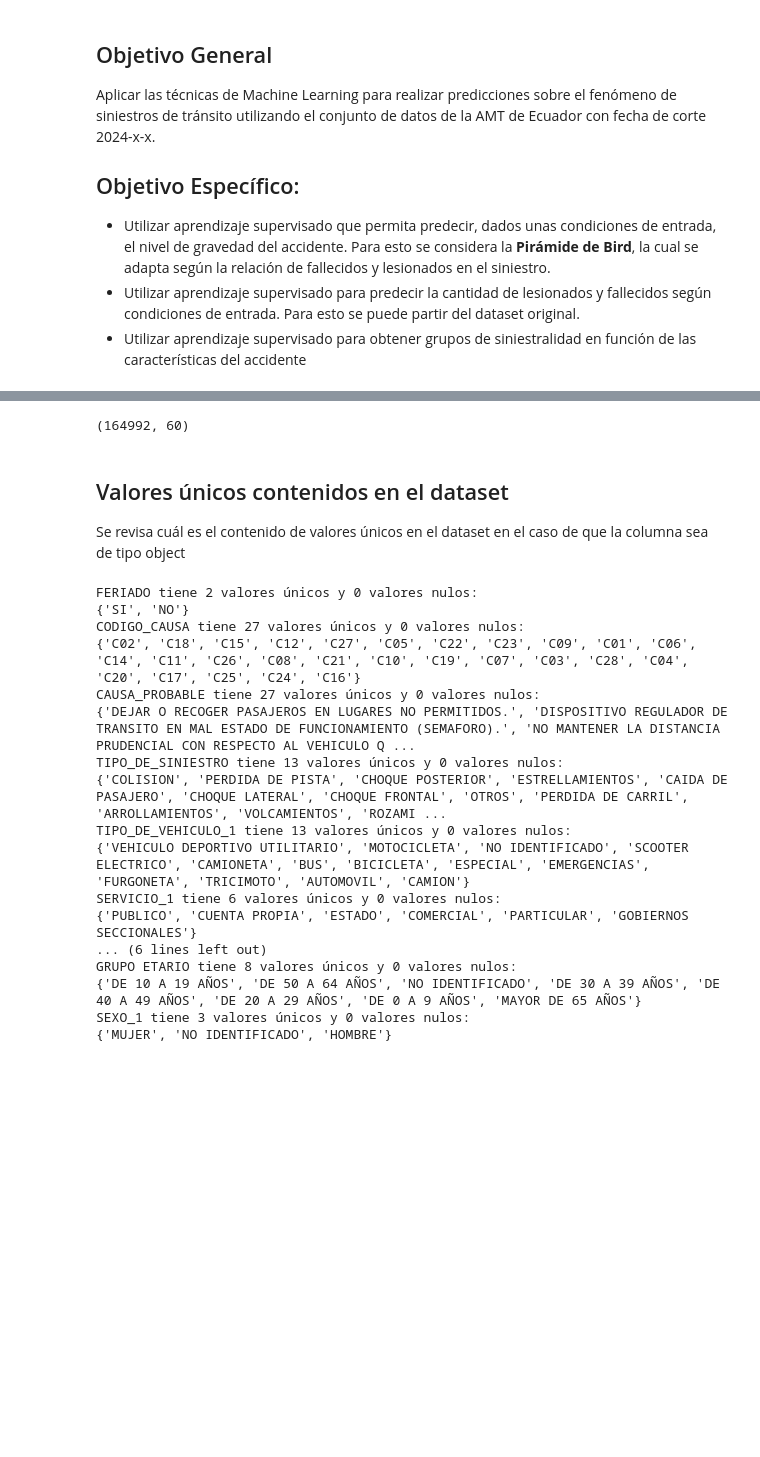
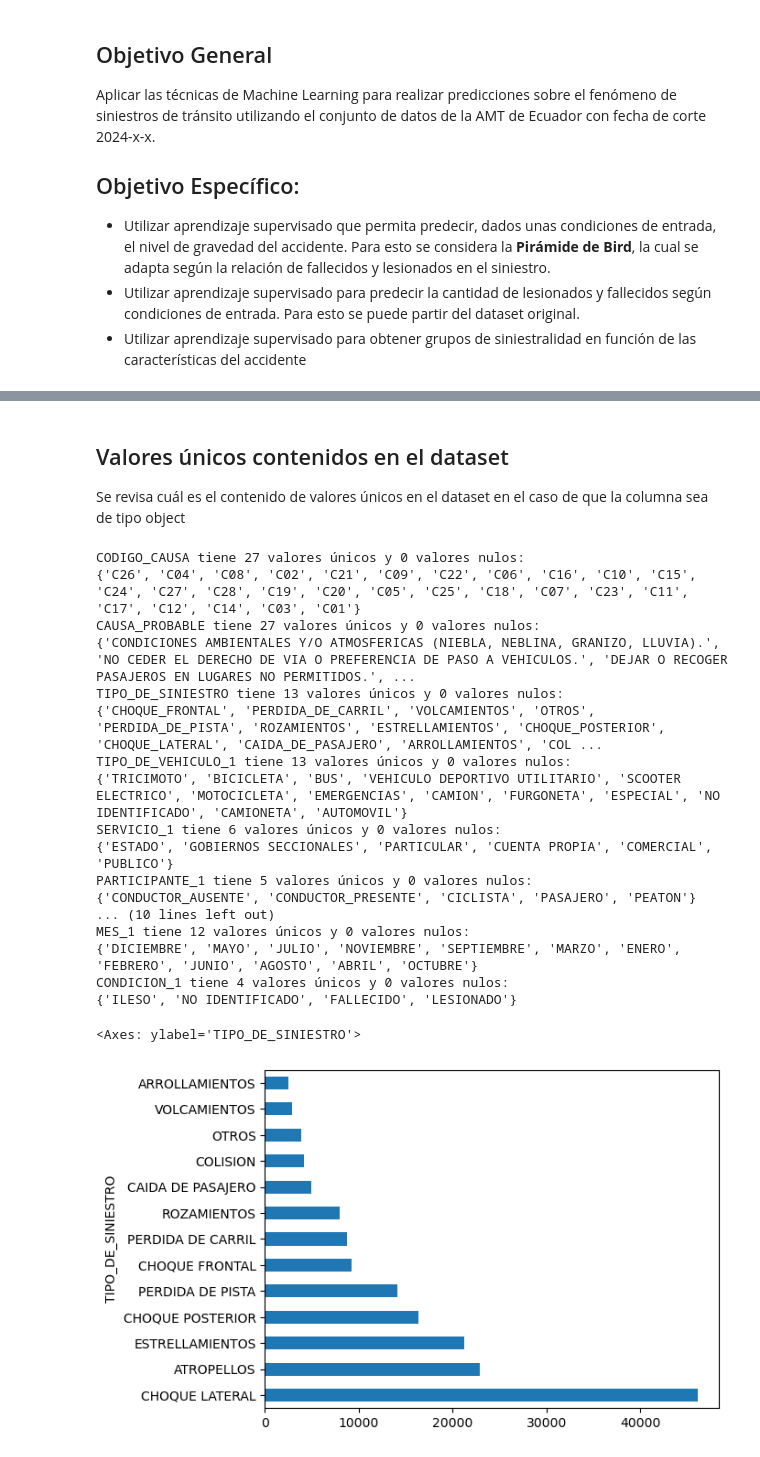
Before and after one commit to LeninGF/ant_accidentes_ml, a Jupyter notebook: classification.ipynb, the cells around one changed output, grey strips where cells are left out. Cells and saved outputs as stored; diff of their text form; code cells hidden in the pictures; blank space fills up the shorter version.

```diff
--- a/classification.ipynb
+++ b/classification.ipynb
@@ -10,7 +10,8 @@ Aplicar las técnicas de Machine Learning para realizar predicciones sobre el fe
 # %%
 import pandas as pd
 import os
-dataset_path = os.path.join(os.getcwd(), 'data', 'dataset_original.xlsx')
-dataset = pd.read_excel(dataset_path)
+import matplotlib.pyplot as plt
+dataset_path = os.path.join(os.getcwd(), 'data', 'dataset_with_weather.csv')
+dataset = pd.read_csv(dataset_path, parse_dates=['FECHA_DT'])
 dataset.shape
 # %% [output]
@@ -41,31 +51,34 @@ memory usage: 75.5+ MB
 # %%
-dataset_cl1 = dataset.dropna()
-dataset_cl1.shape
+# dataset_cl1 = dataset.dropna()
+# dataset[dataset.isna()].shape
-# %% [output]
-(164992, 60)
 # %% [markdown]
 ## Valores únicos contenidos en el dataset
 
 Se revisa cuál es el contenido de valores únicos en el dataset en el caso de que la columna sea de tipo object
 # %%
-for column in ['FERIADO', 'CODIGO_CAUSA', 'CAUSA_PROBABLE', 'TIPO_DE_SINIESTRO', 'TIPO_DE_VEHICULO_1','SERVICIO_1', 'PARTICIPANTE_1', 'CASCO_1', 'CINTURON_1', 'GRUPO ETARIO', 'SEXO_1']:
-    if dataset_cl1[column].dtype == "object":
-        print(f"{column} tiene {len(set(dataset_cl1[column]))} valores únicos y {dataset_cl1[column].isna().sum()} valores nulos:\n{set(dataset_cl1[column])}")
+for column in ['FERIADO', 'CODIGO_CAUSA', 'CAUSA_PROBABLE', 'TIPO_DE_SINIESTRO', 'TIPO_DE_VEHICULO_1','SERVICIO_1', 'PARTICIPANTE_1', 'CASCO_1', 'CINTURON_1', 'GRUPO ETARIO', 'SEXO_1', 'UBICACION_DE_LA_VIA', 'PERIODO_1', 'ZONA', 'DIA_1', 'MES_1', 'CONDICION_1']:
+    if dataset[column].dtype == "object":
+        print(f"{column} tiene {len(set(dataset[column]))} valores únicos y {dataset[column].isna().sum()} valores nulos:\n{set(dataset[column])}")
 # %% [output]
-FERIADO tiene 2 valores únicos y 0 valores nulos:
-{'SI', 'NO'}
 CODIGO_CAUSA tiene 27 valores únicos y 0 valores nulos:
-{'C02', 'C18', 'C15', 'C12', 'C27', 'C05', 'C22', 'C23', 'C09', 'C01', 'C06', 'C14', 'C11', 'C26', 'C08', 'C21', 'C10', 'C19', 'C07', 'C03', 'C28', 'C04', 'C20', 'C17', 'C25', 'C24', 'C16'}
+{'C26', 'C04', 'C08', 'C02', 'C21', 'C09', 'C22', 'C06', 'C16', 'C10', 'C15', 'C24', 'C27', 'C28', 'C19', 'C20', 'C05', 'C25', 'C18', 'C07', 'C23', 'C11', 'C17', 'C12', 'C14', 'C03', 'C01'}
 CAUSA_PROBABLE tiene 27 valores únicos y 0 valores nulos:
-{'DEJAR O RECOGER PASAJEROS EN LUGARES NO PERMITIDOS.', 'DISPOSITIVO REGULADOR DE TRANSITO EN MAL ESTADO DE FUNCIONAMIENTO (SEMAFORO).', 'NO MANTENER LA DISTANCIA PRUDENCIAL CON RESPECTO AL VEHICULO Q ...
+{'CONDICIONES AMBIENTALES Y/O ATMOSFERICAS (NIEBLA, NEBLINA, GRANIZO, LLUVIA).', 'NO CEDER EL DERECHO DE VIA O PREFERENCIA DE PASO A VEHICULOS.', 'DEJAR O RECOGER PASAJEROS EN LUGARES NO PERMITIDOS.', ...
 TIPO_DE_SINIESTRO tiene 13 valores únicos y 0 valores nulos:
-{'COLISION', 'PERDIDA DE PISTA', 'CHOQUE POSTERIOR', 'ESTRELLAMIENTOS', 'CAIDA DE PASAJERO', 'CHOQUE LATERAL', 'CHOQUE FRONTAL', 'OTROS', 'PERDIDA DE CARRIL', 'ARROLLAMIENTOS', 'VOLCAMIENTOS', 'ROZAMI ...
+{'CHOQUE_FRONTAL', 'PERDIDA_DE_CARRIL', 'VOLCAMIENTOS', 'OTROS', 'PERDIDA_DE_PISTA', 'ROZAMIENTOS', 'ESTRELLAMIENTOS', 'CHOQUE_POSTERIOR', 'CHOQUE_LATERAL', 'CAIDA_DE_PASAJERO', 'ARROLLAMIENTOS', 'COL ...
 TIPO_DE_VEHICULO_1 tiene 13 valores únicos y 0 valores nulos:
-{'VEHICULO DEPORTIVO UTILITARIO', 'MOTOCICLETA', 'NO IDENTIFICADO', 'SCOOTER ELECTRICO', 'CAMIONETA', 'BUS', 'BICICLETA', 'ESPECIAL', 'EMERGENCIAS', 'FURGONETA', 'TRICIMOTO', 'AUTOMOVIL', 'CAMION'}
+{'TRICIMOTO', 'BICICLETA', 'BUS', 'VEHICULO DEPORTIVO UTILITARIO', 'SCOOTER ELECTRICO', 'MOTOCICLETA', 'EMERGENCIAS', 'CAMION', 'FURGONETA', 'ESPECIAL', 'NO IDENTIFICADO', 'CAMIONETA', 'AUTOMOVIL'}
 SERVICIO_1 tiene 6 valores únicos y 0 valores nulos:
-{'PUBLICO', 'CUENTA PROPIA', 'ESTADO', 'COMERCIAL', 'PARTICULAR', 'GOBIERNOS SECCIONALES'}
-... (6 lines left out)
-GRUPO ETARIO tiene 8 valores únicos y 0 valores nulos:
-{'DE 10 A 19 AÑOS', 'DE 50 A 64 AÑOS', 'NO IDENTIFICADO', 'DE 30 A 39 AÑOS', 'DE 40 A 49 AÑOS', 'DE 20 A 29 AÑOS', 'DE 0 A 9 AÑOS', 'MAYOR DE 65 AÑOS'}
-SEXO_1 tiene 3 valores únicos y 0 valores nulos:
-{'MUJER', 'NO IDENTIFICADO', 'HOMBRE'}
+{'ESTADO', 'GOBIERNOS SECCIONALES', 'PARTICULAR', 'CUENTA PROPIA', 'COMERCIAL', 'PUBLICO'}
+PARTICIPANTE_1 tiene 5 valores únicos y 0 valores nulos:
+{'CONDUCTOR_AUSENTE', 'CONDUCTOR_PRESENTE', 'CICLISTA', 'PASAJERO', 'PEATON'}
+... (10 lines left out)
+MES_1 tiene 12 valores únicos y 0 valores nulos:
+{'DICIEMBRE', 'MAYO', 'JULIO', 'NOVIEMBRE', 'SEPTIEMBRE', 'MARZO', 'ENERO', 'FEBRERO', 'JUNIO', 'AGOSTO', 'ABRIL', 'OCTUBRE'}
+CONDICION_1 tiene 4 valores únicos y 0 valores nulos:
+{'ILESO', 'NO IDENTIFICADO', 'FALLECIDO', 'LESIONADO'}
+# %%
+dataset.TIPO_DE_SINIESTRO.value_counts().plot.barh()
+# %% [output]
+<Axes: ylabel='TIPO_DE_SINIESTRO'>
+[figure, added]
```
Also changed, not shown: parts of 72 cells of this notebook.
